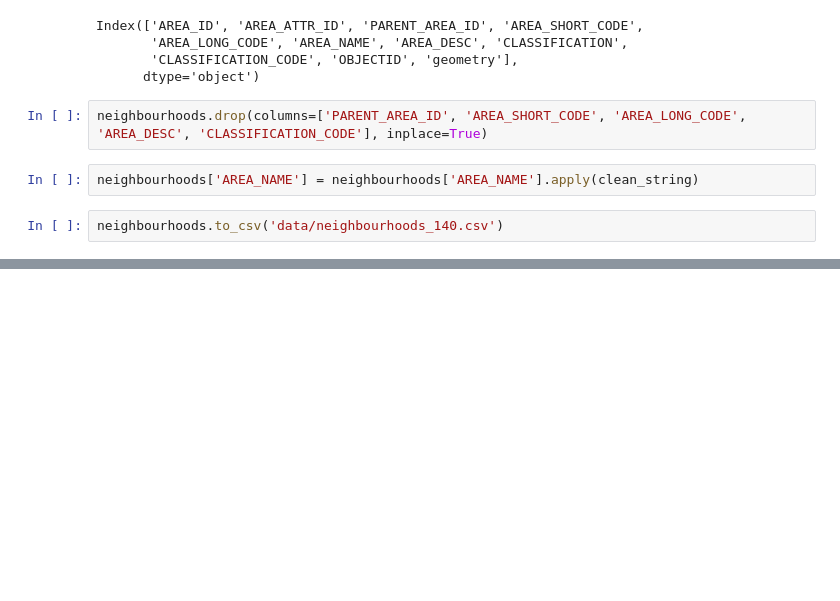
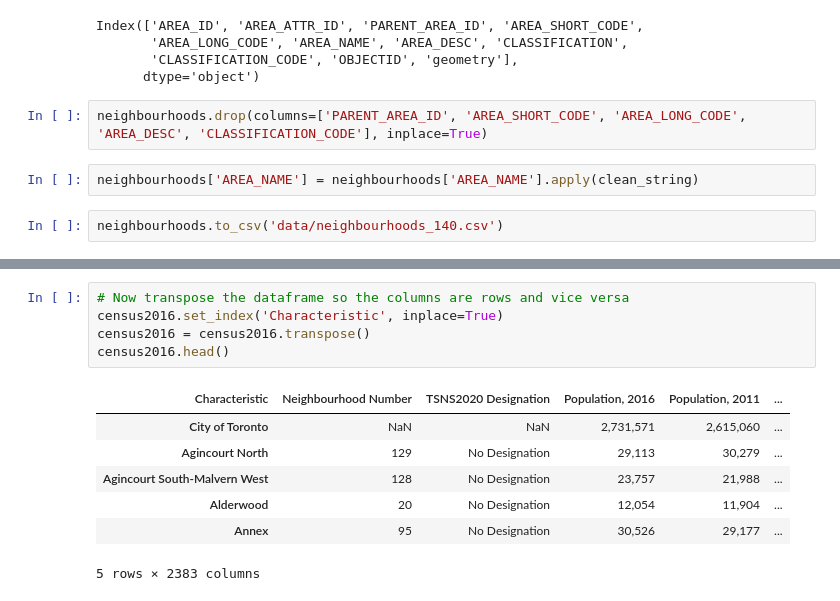
Before and after one commit to michellefilipaa/SSML_TermProject, a Jupyter notebook: DataCleaning.ipynb, the cells around one changed output, grey strips where cells are left out. Saved outputs shown, nothing was run; the diff lists cells and outputs as text; blank space fills up the shorter version.

```diff
--- a/DataCleaning.ipynb
+++ b/DataCleaning.ipynb
@@ -155,0 +174,13 @@ neighbourhoods.to_csv('data/neighbourhoods_140.csv')
+# %%
+# Now transpose the dataframe so the columns are rows and vice versa
+census2016.set_index('Characteristic', inplace=True)
+census2016 = census2016.transpose()
+census2016.head()
+# %% [output]
+| Characteristic | Neighbourhood Number | TSNS2020 Designation | Population, 2016 | Population, 2011 | ... |
+| City of Toronto | NaN | NaN | 2,731,571 | 2,615,060 | ... |
+| Agincourt North | 129 | No Designation | 29,113 | 30,279 | ... |
+| Agincourt South-Malvern West | 128 | No Designation | 23,757 | 21,988 | ... |
+| Alderwood | 20 | No Designation | 12,054 | 11,904 | ... |
+| Annex | 95 | No Designation | 30,526 | 29,177 | ... |
+5 rows × 2383 columns
```
Also changed, not shown: parts of 14 cells of this notebook, 8 other files.
